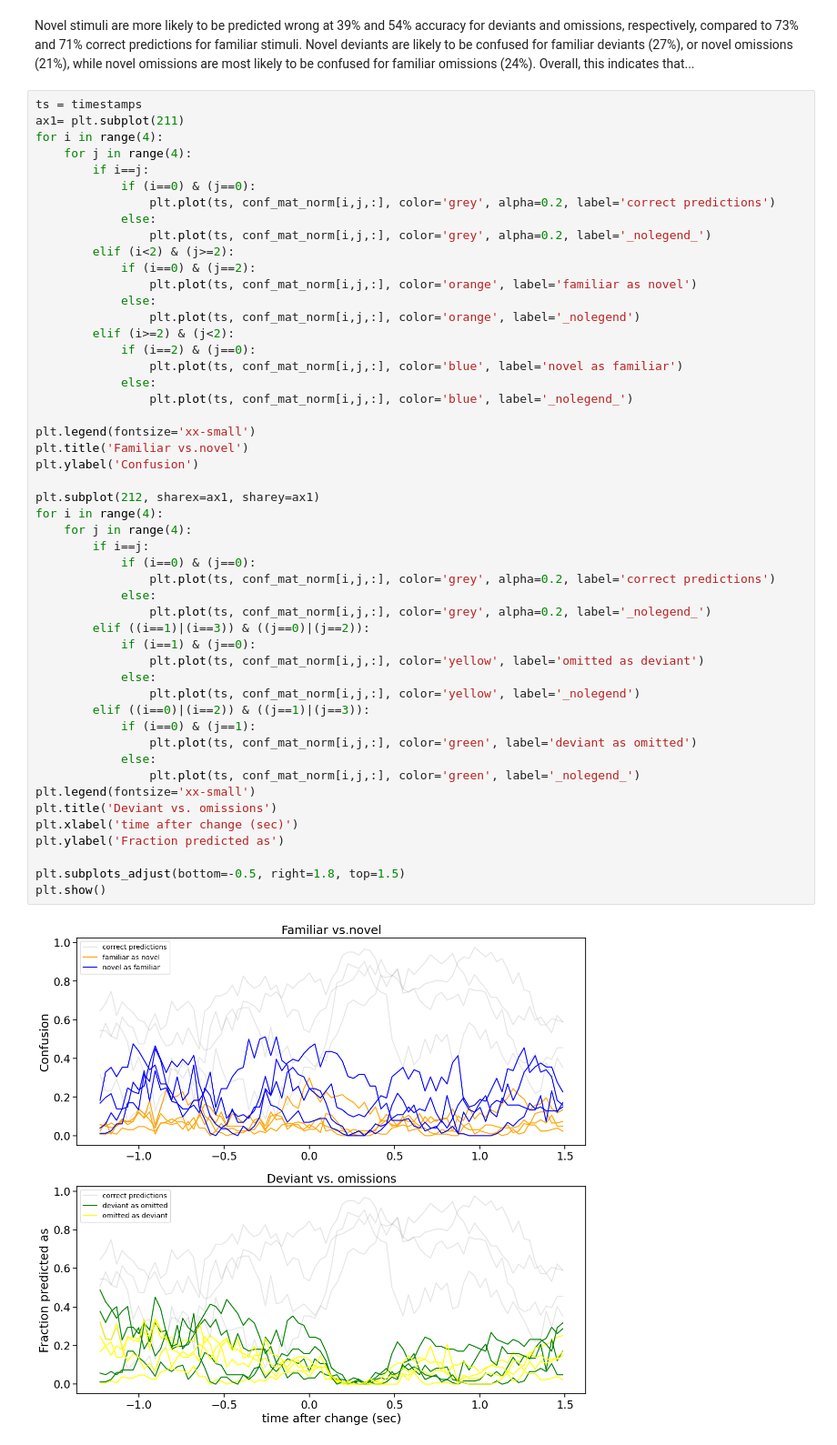
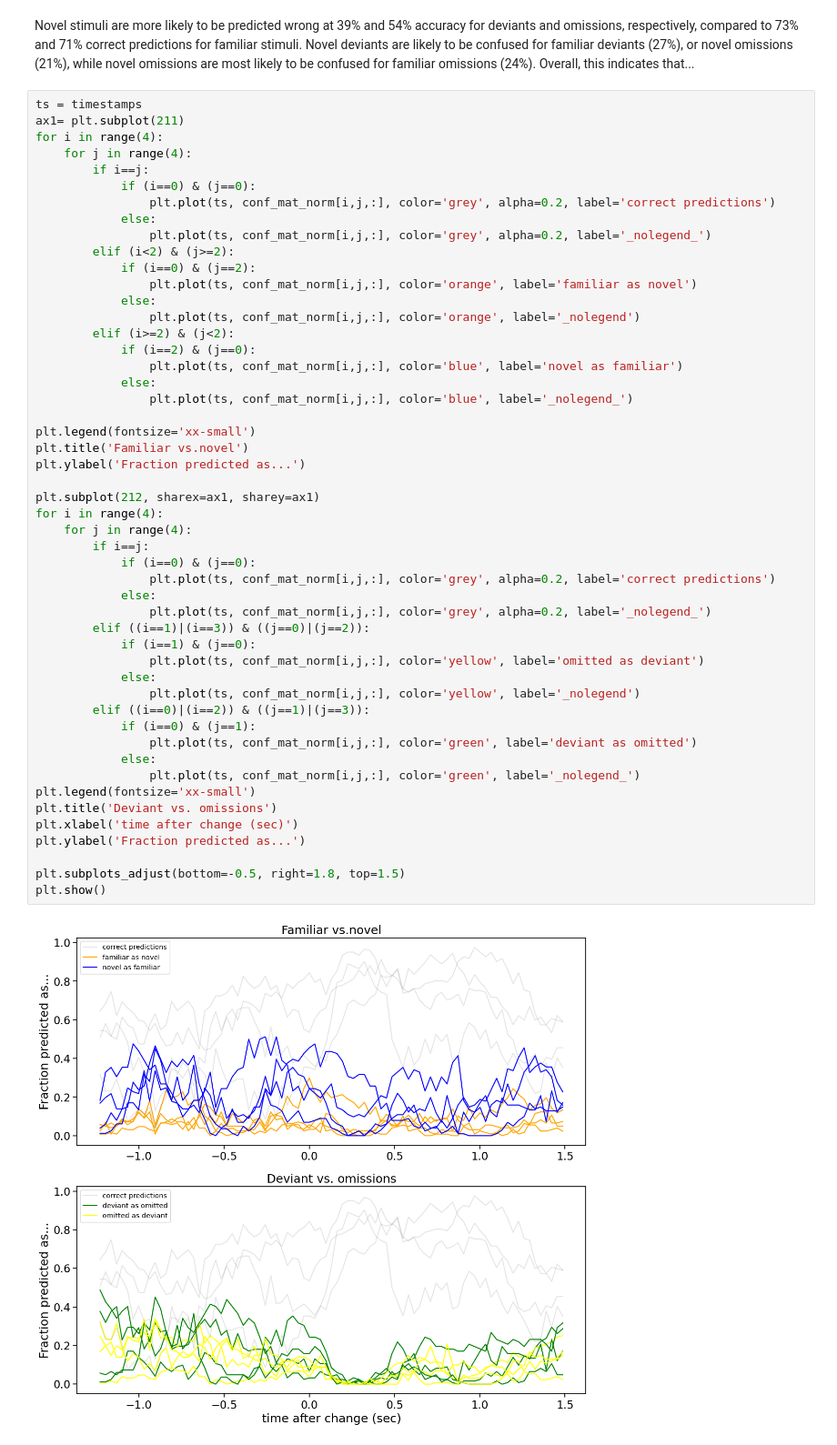
Before and after one commit to ahrends/AllenNeurons, a Jupyter notebook: AllenData_decoding_MM.ipynb, the cells around one changed output. Shown at 91% size. Saved outputs shown, nothing was run; the diff lists cells and outputs as text.

Commit message:
fixed figure labels

```diff
--- a/AllenData_decoding_MM.ipynb
+++ b/AllenData_decoding_MM.ipynb
@@ -389,33 +389,33 @@ for i in range(4):
                 plt.plot(ts, conf_mat_norm[i,j,:], color='blue', label='_nolegend_')
 
 plt.legend(fontsize='xx-small')
 plt.title('Familiar vs.novel')
-plt.ylabel('Confusion')
+plt.ylabel('Fraction predicted as...')
 
 plt.subplot(212, sharex=ax1, sharey=ax1)
 for i in range(4):
     for j in range(4):
         if i==j:
             if (i==0) & (j==0):
                 plt.plot(ts, conf_mat_norm[i,j,:], color='grey', alpha=0.2, label='correct predictions')
             else:
                 plt.plot(ts, conf_mat_norm[i,j,:], color='grey', alpha=0.2, label='_nolegend_')
         elif ((i==1)|(i==3)) & ((j==0)|(j==2)):
             if (i==1) & (j==0):
                 plt.plot(ts, conf_mat_norm[i,j,:], color='yellow', label='omitted as deviant')
             else:
                 plt.plot(ts, conf_mat_norm[i,j,:], color='yellow', label='_nolegend')
         elif ((i==0)|(i==2)) & ((j==1)|(j==3)):
             if (i==0) & (j==1):
                 plt.plot(ts, conf_mat_norm[i,j,:], color='green', label='deviant as omitted')
             else:
                 plt.plot(ts, conf_mat_norm[i,j,:], color='green', label='_nolegend_')
 plt.legend(fontsize='xx-small')
 plt.title('Deviant vs. omissions')
 plt.xlabel('time after change (sec)')
-plt.ylabel('Fraction predicted as')
+plt.ylabel('Fraction predicted as...')
 
 plt.subplots_adjust(bottom=-0.5, right=1.8, top=1.5)
 plt.show()
 # %% [output]
-[figure, old version]
+[figure, new version]
```
